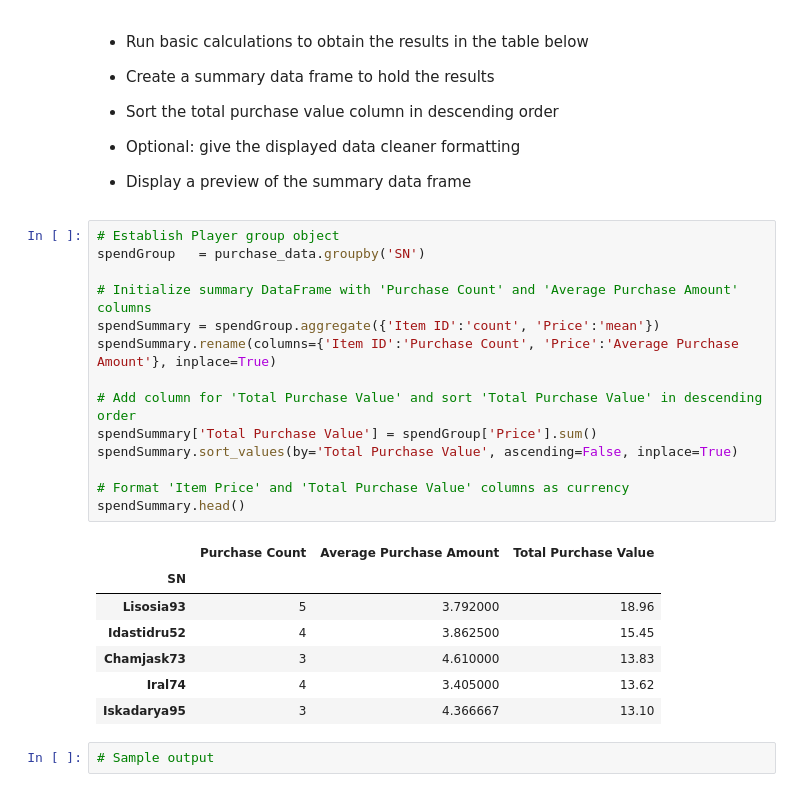
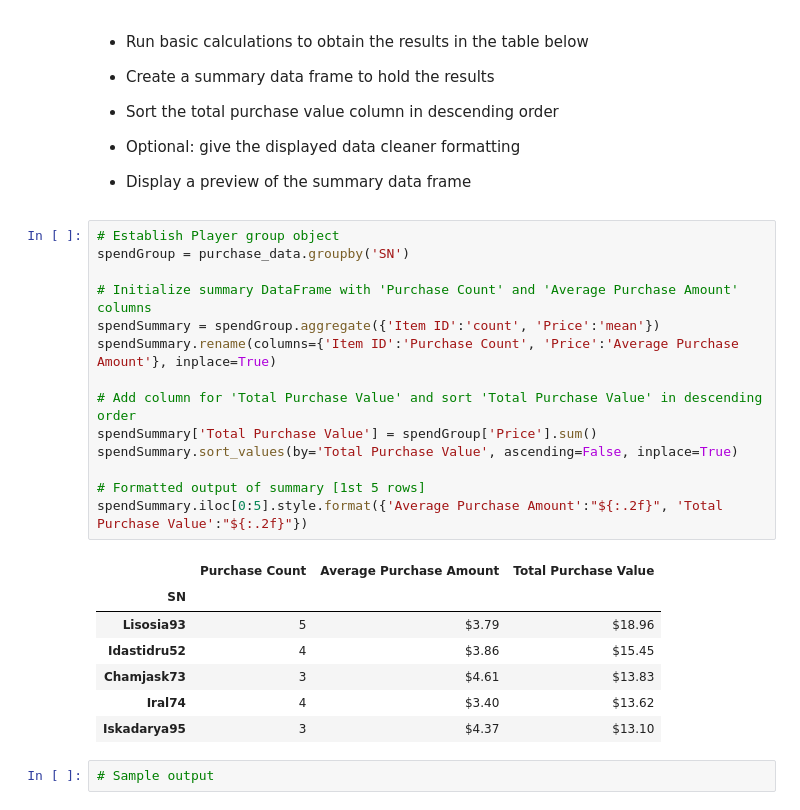
Before and after one commit to mhflynn/Pandas-Challege, a Jupyter notebook: HeroesOfPymoli.ipynb, the cells around one changed output. Cells and saved outputs as stored; diff of their text form.

```diff
--- a/HeroesOfPymoli.ipynb
+++ b/HeroesOfPymoli.ipynb
@@ -261,26 +299,26 @@ dtype: float64
 * Display a preview of the summary data frame
 # %%
 # Establish Player group object
-spendGroup   = purchase_data.groupby('SN')
+spendGroup = purchase_data.groupby('SN')
 
 # Initialize summary DataFrame with 'Purchase Count' and 'Average Purchase Amount' columns
 spendSummary = spendGroup.aggregate({'Item ID':'count', 'Price':'mean'})
 spendSummary.rename(columns={'Item ID':'Purchase Count', 'Price':'Average Purchase Amount'}, inplace=True)
 
 # Add column for 'Total Purchase Value' and sort 'Total Purchase Value' in descending order
 spendSummary['Total Purchase Value'] = spendGroup['Price'].sum()
 spendSummary.sort_values(by='Total Purchase Value', ascending=False, inplace=True)
 
-# Format 'Item Price' and 'Total Purchase Value' columns as currency
-spendSummary.head()
+# Formatted output of summary [1st 5 rows]
+spendSummary.iloc[0:5].style.format({'Average Purchase Amount':"${:.2f}", 'Total Purchase Value':"${:.2f}"})
 # %% [output]
 |  | Purchase Count | Average Purchase Amount | Total Purchase Value |
 | SN |  |  |  |
-| Lisosia93 | 5 | 3.792000 | 18.96 |
-| Idastidru52 | 4 | 3.862500 | 15.45 |
-| Chamjask73 | 3 | 4.610000 | 13.83 |
-| Iral74 | 4 | 3.405000 | 13.62 |
-| Iskadarya95 | 3 | 4.366667 | 13.10 |
+| Lisosia93 | 5 | $3.79 | $18.96 |
+| Idastidru52 | 4 | $3.86 | $15.45 |
+| Chamjask73 | 3 | $4.61 | $13.83 |
+| Iral74 | 4 | $3.40 | $13.62 |
+| Iskadarya95 | 3 | $4.37 | $13.10 |
 # %%
 # Sample output
 # %% [output]
```
Also changed, not shown: parts of 41 cells of this notebook.
